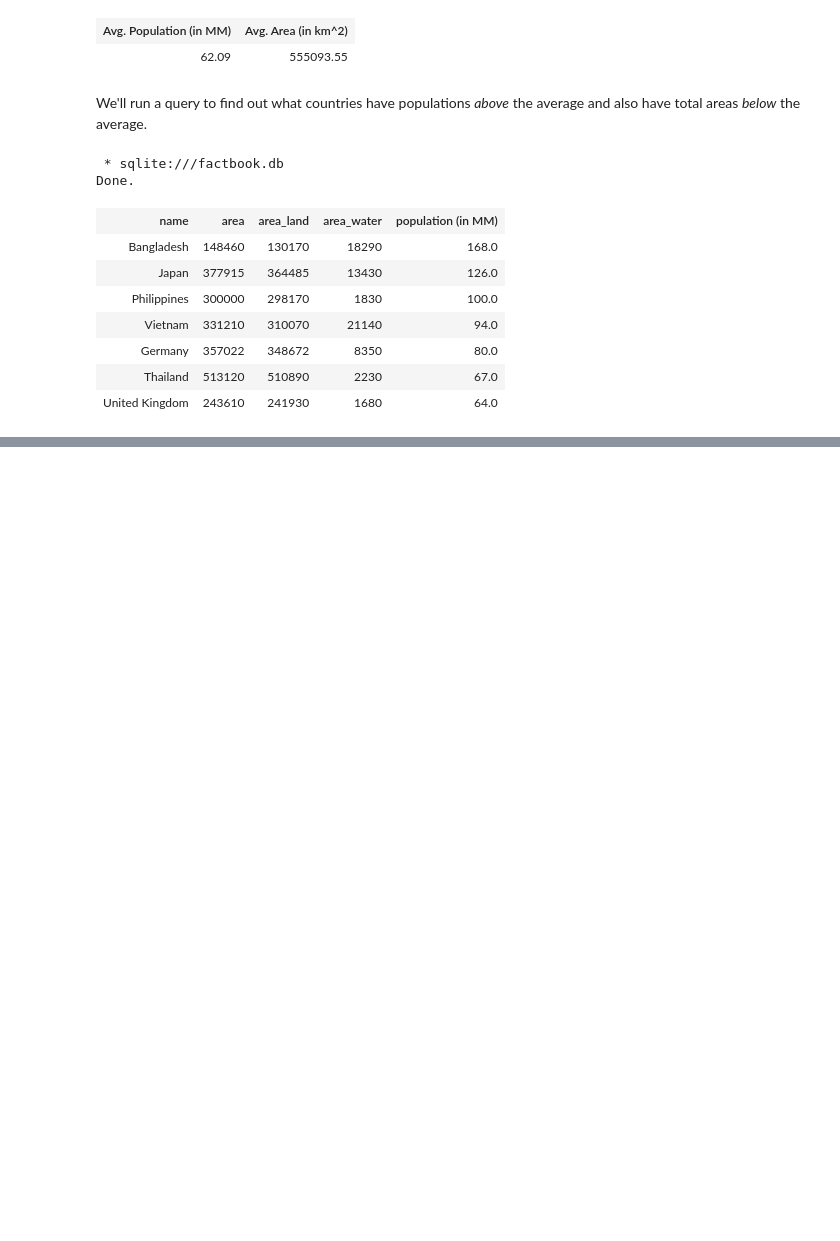
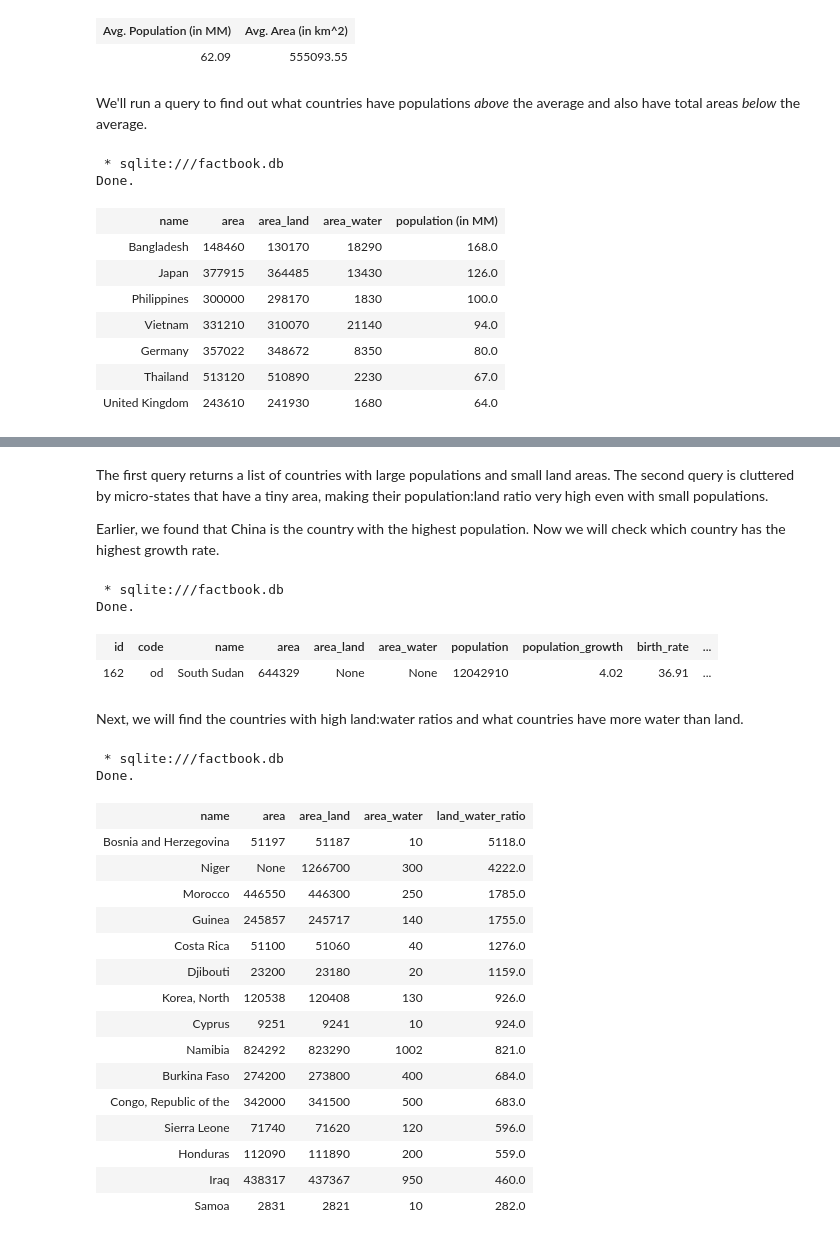
Before and after one commit to Mats44/data_science_projects, a Jupyter notebook: cia_factbook_analysis/cia_factbook_analysis.ipynb, the cells around one changed output, grey strips where cells are left out. Saved outputs shown, nothing was run; the diff lists cells and outputs as text; code cells hidden in the pictures; blank space fills up the shorter version.

```diff
--- a/cia_factbook_analysis/cia_factbook_analysis.ipynb
+++ b/cia_factbook_analysis/cia_factbook_analysis.ipynb
@@ -159,0 +179,44 @@ Due to large populations and small land areas these countries are very populatio
+# %% [markdown]
+The first query returns a list of countries with large populations and small land areas. The second query is cluttered by micro-states that have a tiny area, making their population:land ratio very high even with small populations.
+
+Earlier, we found that China is the country with the highest population. Now we will check which country has the highest growth rate.
+# %%
+%%sql
+SELECT *
+  FROM facts
+ WHERE population_growth = (SELECT MAX(population_growth)
+                              FROM facts
+                           );
+# %% [output]
+ * sqlite:///factbook.db
+Done.
+| id | code | name | area | area_land | area_water | population | population_growth | birth_rate | ... |
+| 162 | od | South Sudan | 644329 | None | None | 12042910 | 4.02 | 36.91 | ... |
+# %% [markdown]
+Next, we will find the countries with high land:water ratios and what countries have more water than land.
+# %%
+%%sql
+/* countries with high land:water ratio*/
+SELECT name, area, area_land, area_water, ROUND(area_land / area_water, 2) AS 'land_water_ratio'
+  FROM facts
+ORDER BY land_water_ratio DESC
+LIMIT 15
+# %% [output]
+ * sqlite:///factbook.db
+Done.
+| name | area | area_land | area_water | land_water_ratio |
+| Bosnia and Herzegovina | 51197 | 51187 | 10 | 5118.0 |
+| Niger | None | 1266700 | 300 | 4222.0 |
+| Morocco | 446550 | 446300 | 250 | 1785.0 |
+| Guinea | 245857 | 245717 | 140 | 1755.0 |
+| Costa Rica | 51100 | 51060 | 40 | 1276.0 |
+| Djibouti | 23200 | 23180 | 20 | 1159.0 |
+| Korea, North | 120538 | 120408 | 130 | 926.0 |
+| Cyprus | 9251 | 9241 | 10 | 924.0 |
+| Namibia | 824292 | 823290 | 1002 | 821.0 |
+| Burkina Faso | 274200 | 273800 | 400 | 684.0 |
+| Congo, Republic of the | 342000 | 341500 | 500 | 683.0 |
+| Sierra Leone | 71740 | 71620 | 120 | 596.0 |
+| Honduras | 112090 | 111890 | 200 | 559.0 |
+| Iraq | 438317 | 437367 | 950 | 460.0 |
+| Samoa | 2831 | 2821 | 10 | 282.0 |
```
Also changed, not shown: parts of 9 cells of this notebook.
